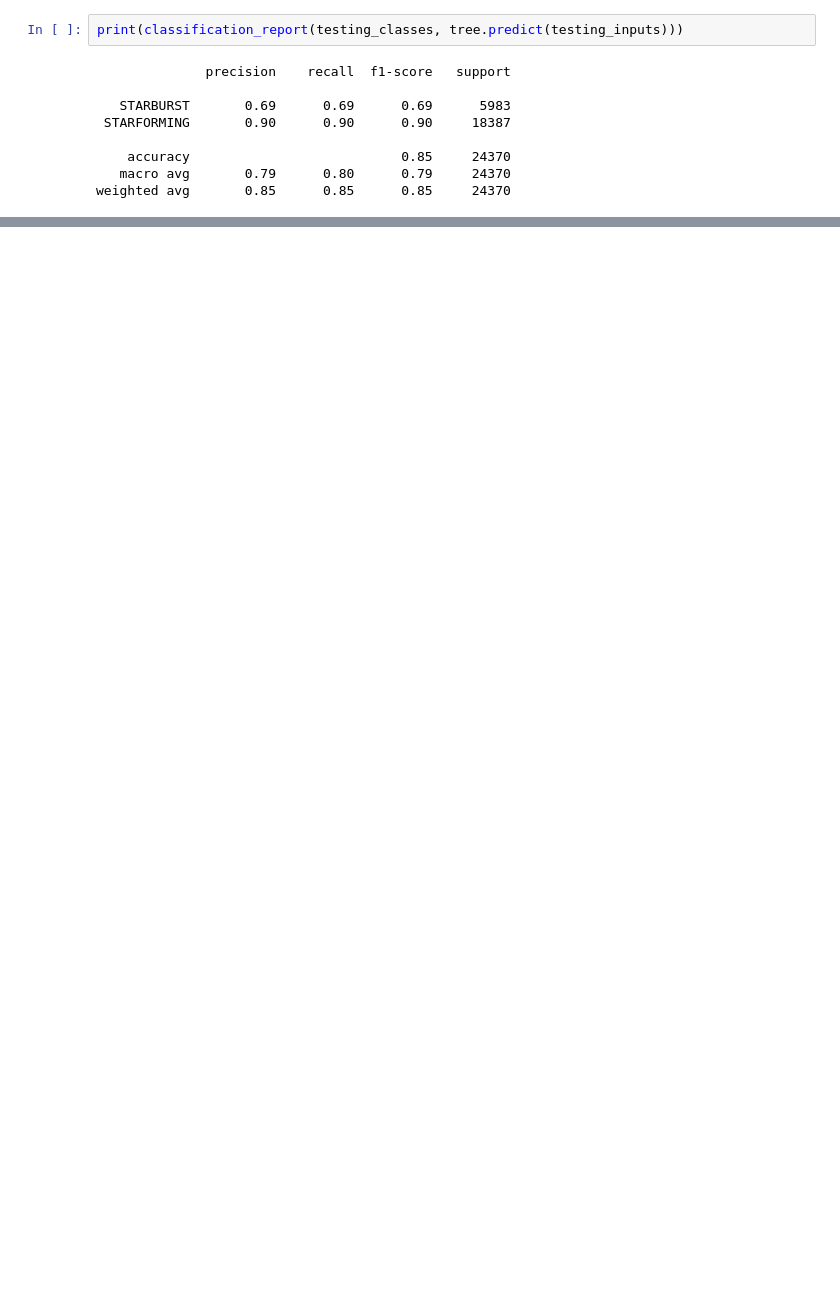
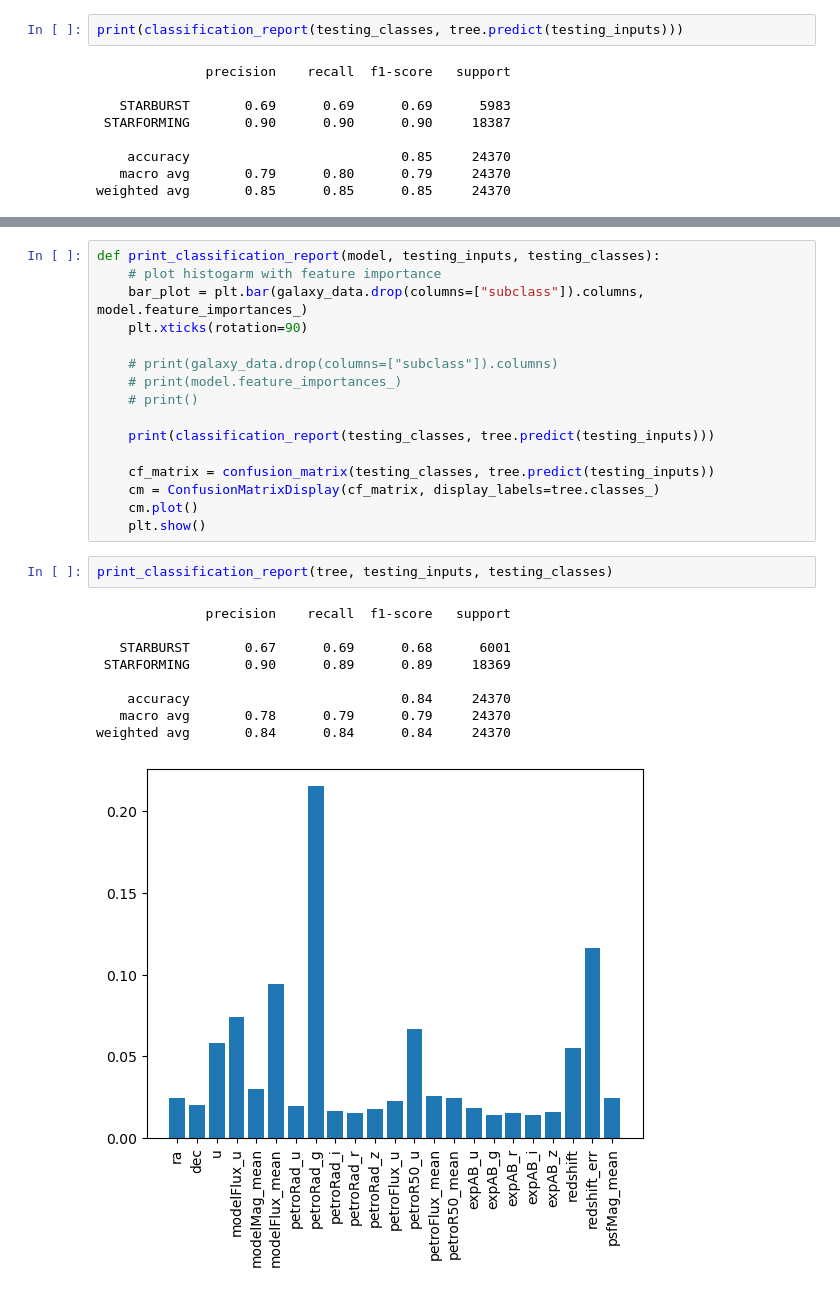
Before and after one commit to pedroojanuu/galaxy, a Jupyter notebook: algorithms.ipynb, the cells around one changed output, grey strips where cells are left out. Saved outputs shown, nothing was run; the diff lists cells and outputs as text; blank space fills up the shorter version.

Commit message:
Add functions to automate model reports

```diff
--- a/algorithms.ipynb
+++ b/algorithms.ipynb
@@ -117,0 +167,28 @@ def test_classifier(clf, data, labels, parameter_grid, cv=StratifiedKFold(n_spli
+# %%
+def print_classification_report(model, testing_inputs, testing_classes):
+    # plot histogarm with feature importance
+    bar_plot = plt.bar(galaxy_data.drop(columns=["subclass"]).columns, model.feature_importances_)
+    plt.xticks(rotation=90)
+
+    # print(galaxy_data.drop(columns=["subclass"]).columns)
+    # print(model.feature_importances_)
+    # print()
+
+    print(classification_report(testing_classes, tree.predict(testing_inputs)))
+
+    cf_matrix = confusion_matrix(testing_classes, tree.predict(testing_inputs))
+    cm = ConfusionMatrixDisplay(cf_matrix, display_labels=tree.classes_)
+    cm.plot()
+    plt.show()
+# %%
+print_classification_report(tree, testing_inputs, testing_classes)
+# %% [output]
+              precision    recall  f1-score   support
+
+   STARBURST       0.67      0.69      0.68      6001
+ STARFORMING       0.90      0.89      0.89     18369
+
+    accuracy                           0.84     24370
+   macro avg       0.78      0.79      0.79     24370
+weighted avg       0.84      0.84      0.84     24370
+[figure, added]
```
Also changed, not shown: parts of 8 cells of this notebook, 2 other files.
